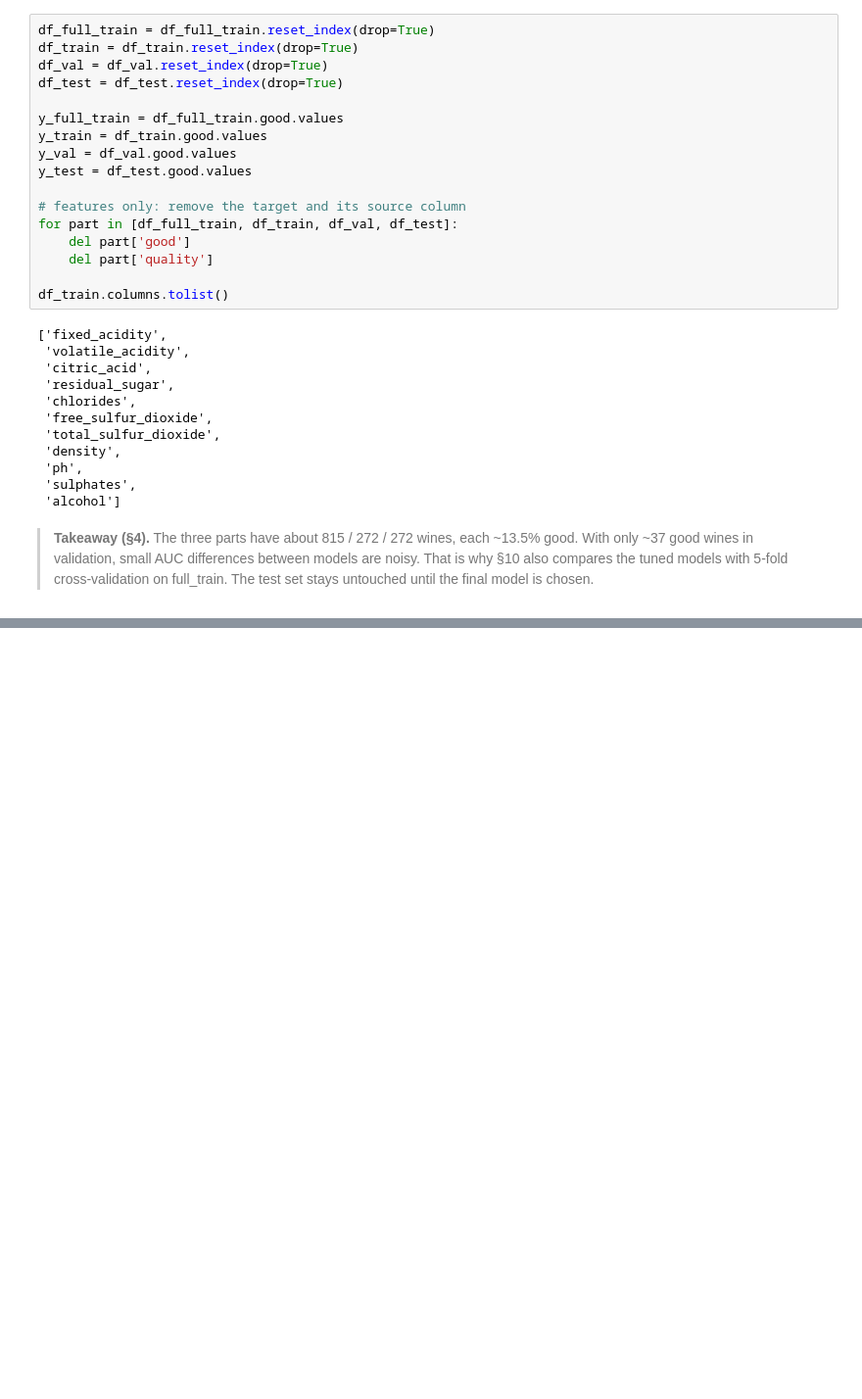
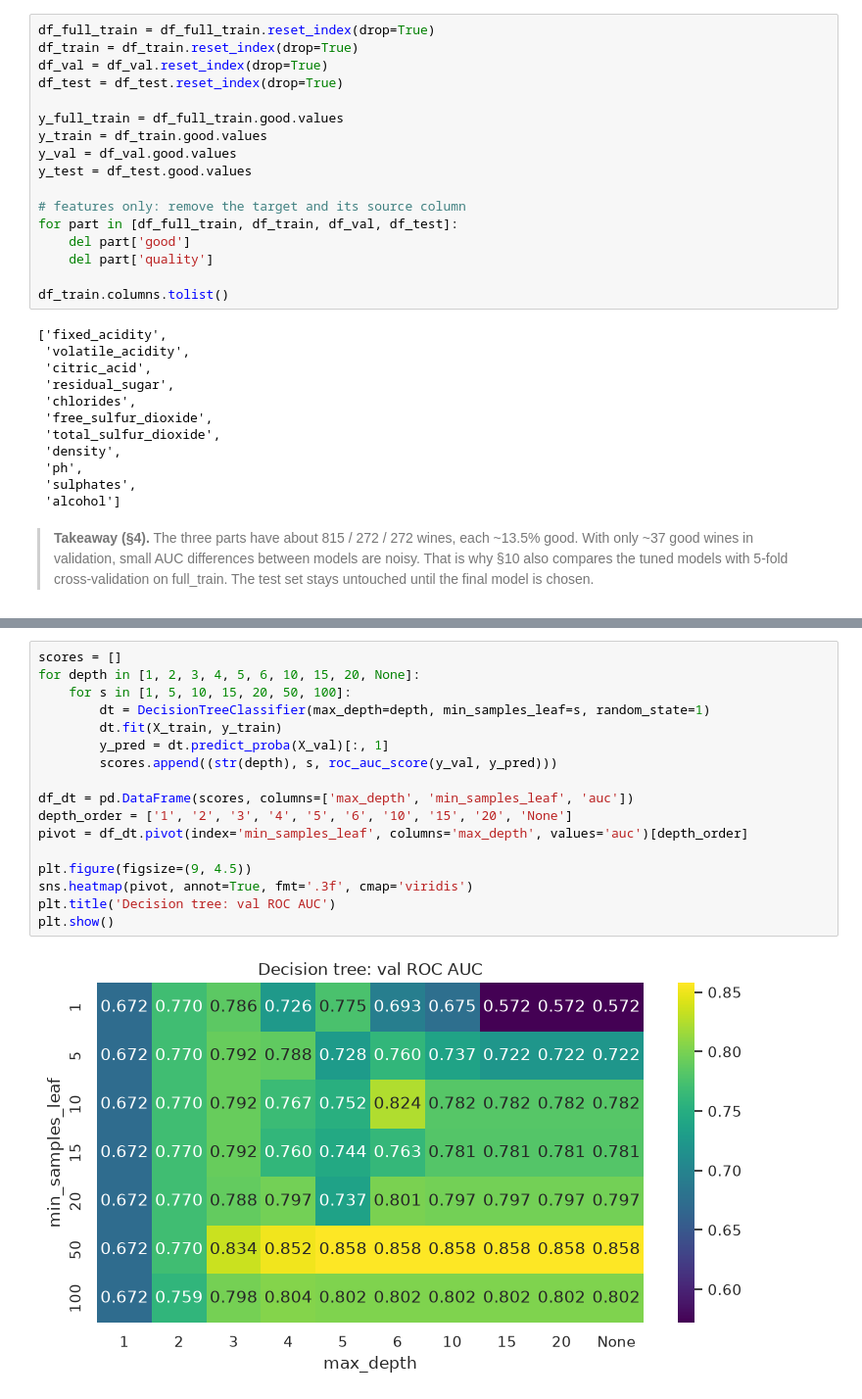
Before and after one commit to mikolajniezbecki-bit/red-wine-quality-qc, a Jupyter notebook: notebook.ipynb, the cells around one changed output, grey strips where cells are left out. Shown at 98% size. Saved outputs shown, nothing was run; the diff lists cells and outputs as text; blank space fills up the shorter version.

```diff
--- a/notebook.ipynb
+++ b/notebook.ipynb
@@ -492,0 +671,19 @@ df_train.columns.tolist()
+# %%
+scores = []
+for depth in [1, 2, 3, 4, 5, 6, 10, 15, 20, None]:
+    for s in [1, 5, 10, 15, 20, 50, 100]:
+        dt = DecisionTreeClassifier(max_depth=depth, min_samples_leaf=s, random_state=1)
+        dt.fit(X_train, y_train)
+        y_pred = dt.predict_proba(X_val)[:, 1]
+        scores.append((str(depth), s, roc_auc_score(y_val, y_pred)))
+
+df_dt = pd.DataFrame(scores, columns=['max_depth', 'min_samples_leaf', 'auc'])
+depth_order = ['1', '2', '3', '4', '5', '6', '10', '15', '20', 'None']
+pivot = df_dt.pivot(index='min_samples_leaf', columns='max_depth', values='auc')[depth_order]
+
+plt.figure(figsize=(9, 4.5))
+sns.heatmap(pivot, annot=True, fmt='.3f', cmap='viridis')
+plt.title('Decision tree: val ROC AUC')
+plt.show()
+# %% [output]
+[figure, added]
```
Also changed, not shown: parts of 63 cells of this notebook, 4 other files.
